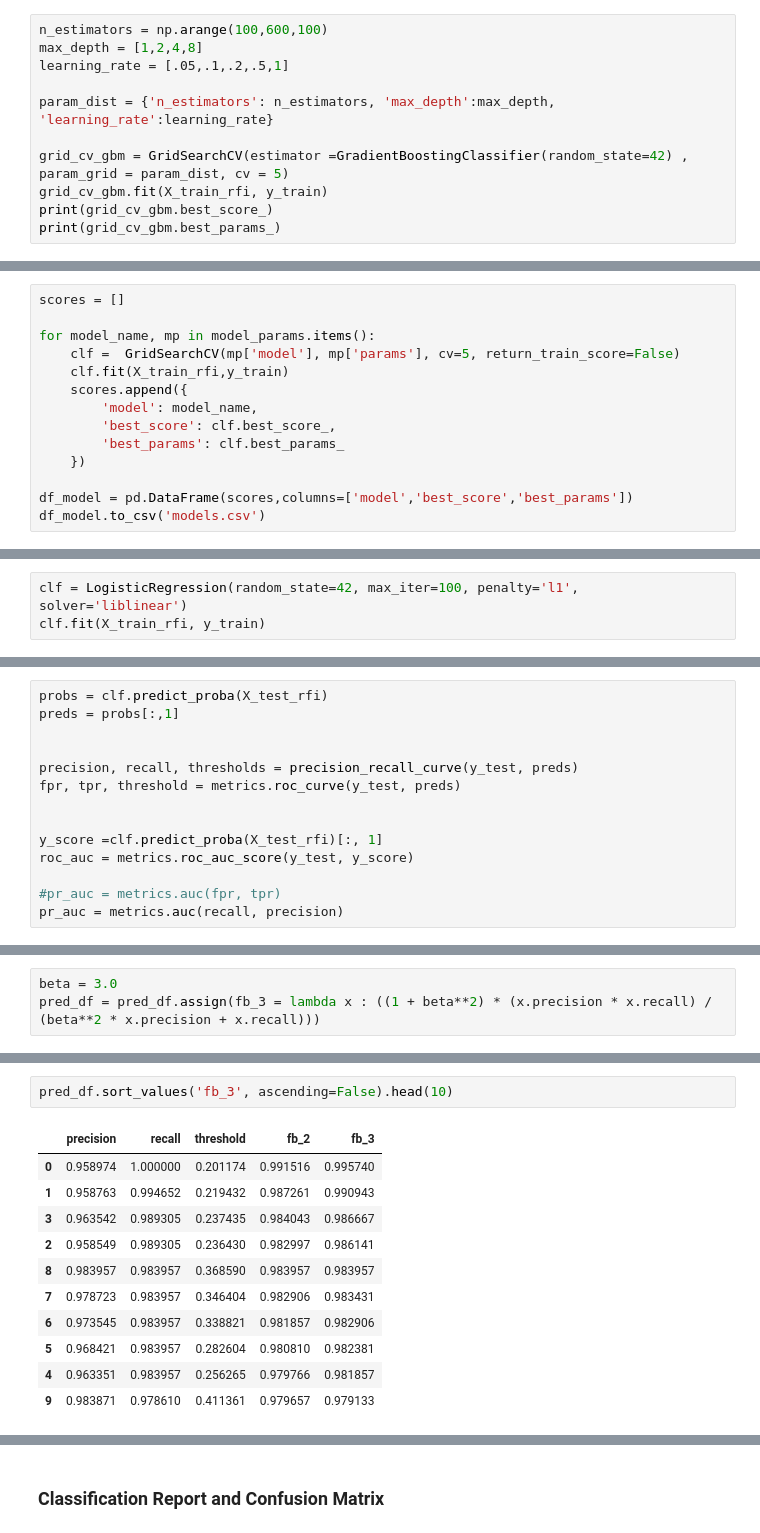
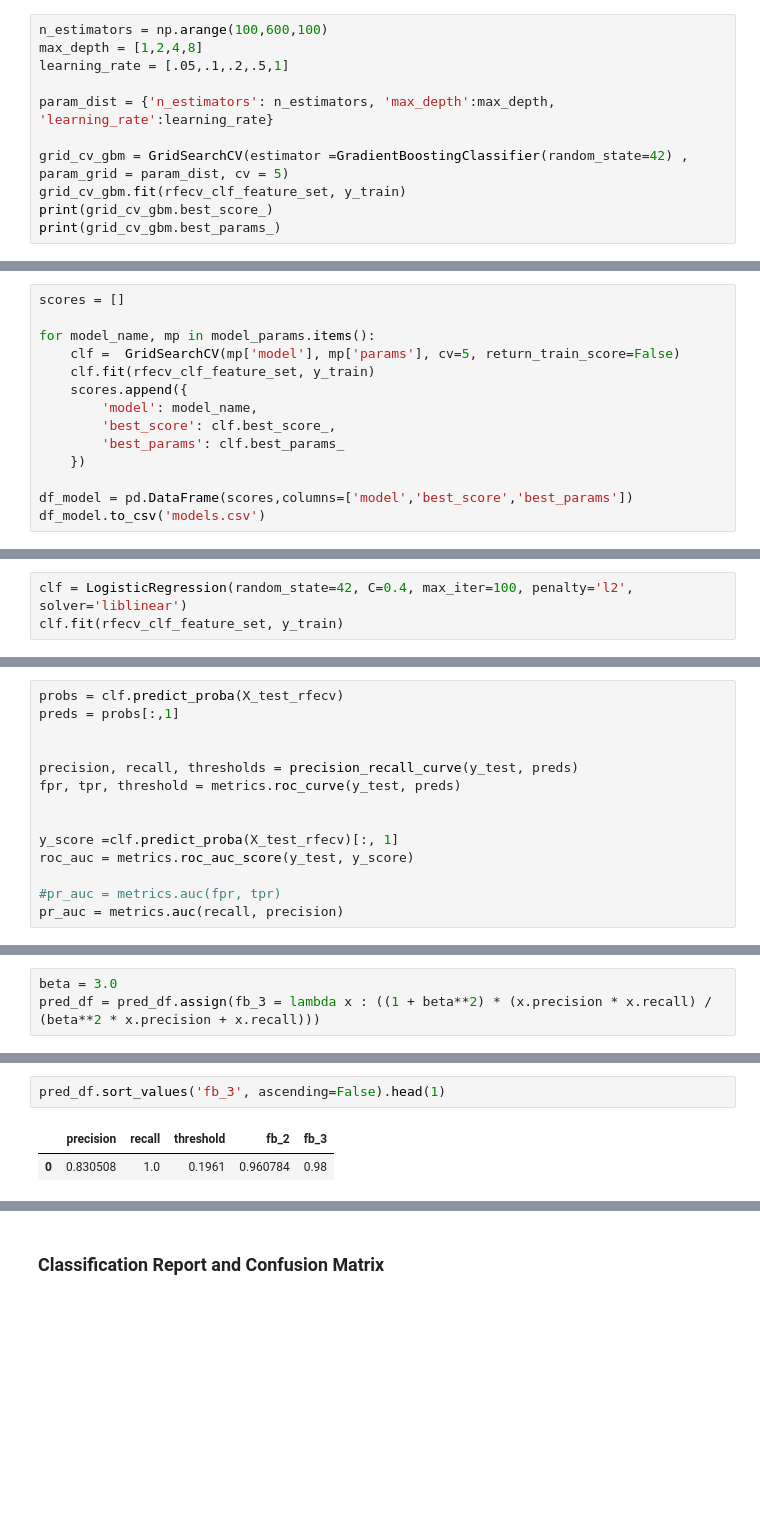
Before and after one commit to montealj/Predicting-Breast-Cancer, a Jupyter notebook: notebooks/predicting_breast_cancer_models.ipynb, the cells around one changed output, grey strips where cells are left out. Cells and saved outputs as stored; diff of their text form; blank space fills up the shorter version.

```diff
--- a/notebooks/predicting_breast_cancer_models.ipynb
+++ b/notebooks/predicting_breast_cancer_models.ipynb
@@ -548,7 +514,7 @@ learning_rate = [.05,.1,.2,.5,1]
 param_dist = {'n_estimators': n_estimators, 'max_depth':max_depth, 'learning_rate':learning_rate}
 
 grid_cv_gbm = GridSearchCV(estimator =GradientBoostingClassifier(random_state=42) , param_grid = param_dist, cv = 5)
-grid_cv_gbm.fit(X_train_rfi, y_train)
+grid_cv_gbm.fit(rfecv_clf_feature_set, y_train)
 print(grid_cv_gbm.best_score_)
 print(grid_cv_gbm.best_params_)
 # %% [output]
@@ -602,7 +568,7 @@ scores = []
 
 for model_name, mp in model_params.items():
     clf =  GridSearchCV(mp['model'], mp['params'], cv=5, return_train_score=False)
-    clf.fit(X_train_rfi,y_train)
+    clf.fit(rfecv_clf_feature_set, y_train)
     scores.append({
         'model': model_name,
         'best_score': clf.best_score_,
@@ -642,4 +615,4 @@ df_model.sort_values(by='best_score', ascending=False)
 # %%
-clf = LogisticRegression(random_state=42, max_iter=100, penalty='l1', solver='liblinear')
-clf.fit(X_train_rfi, y_train)
+clf = LogisticRegression(random_state=42, C=0.4, max_iter=100, penalty='l2', solver='liblinear')
+clf.fit(rfecv_clf_feature_set, y_train)
 # %% [output]
@@ -647,5 +620,5 @@ LogisticRegression(penalty='l1', random_state=42, solver='liblinear')
 # %%
-probs = clf.predict_proba(X_test_rfi)
+probs = clf.predict_proba(X_test_rfecv)
 preds = probs[:,1]
 
 
@@ -653,7 +626,7 @@ precision, recall, thresholds = precision_recall_curve(y_test, preds)
 fpr, tpr, threshold = metrics.roc_curve(y_test, preds)
 
 
-y_score =clf.predict_proba(X_test_rfi)[:, 1]
+y_score =clf.predict_proba(X_test_rfecv)[:, 1]
 roc_auc = metrics.roc_auc_score(y_test, y_score)
 
 #pr_auc = metrics.auc(fpr, tpr)
@@ -740,17 +704,8 @@ pred_df.sort_values('fb_2', ascending=False).head(10)
 # %%
-pred_df.sort_values('fb_3', ascending=False).head(10)
+pred_df.sort_values('fb_3', ascending=False).head(1)
 # %% [output]
 |  | precision | recall | threshold | fb_2 | fb_3 |
-| 0 | 0.958974 | 1.000000 | 0.201174 | 0.991516 | 0.995740 |
-| 1 | 0.958763 | 0.994652 | 0.219432 | 0.987261 | 0.990943 |
-| 3 | 0.963542 | 0.989305 | 0.237435 | 0.984043 | 0.986667 |
-| 2 | 0.958549 | 0.989305 | 0.236430 | 0.982997 | 0.986141 |
-| 8 | 0.983957 | 0.983957 | 0.368590 | 0.983957 | 0.983957 |
-| 7 | 0.978723 | 0.983957 | 0.346404 | 0.982906 | 0.983431 |
-| 6 | 0.973545 | 0.983957 | 0.338821 | 0.981857 | 0.982906 |
-| 5 | 0.968421 | 0.983957 | 0.282604 | 0.980810 | 0.982381 |
-| 4 | 0.963351 | 0.983957 | 0.256265 | 0.979766 | 0.981857 |
-| 9 | 0.983871 | 0.978610 | 0.411361 | 0.979657 | 0.979133 |
+| 0 | 0.830508 | 1.0 | 0.1961 | 0.960784 | 0.98 |
 # %%
 pred_df[pred_df.precision == 1].sort_values(by='recall', ascending=False).head(1)
 # %% [output]
```
Also changed, not shown: parts of 59 cells of this notebook, 1 other file.
